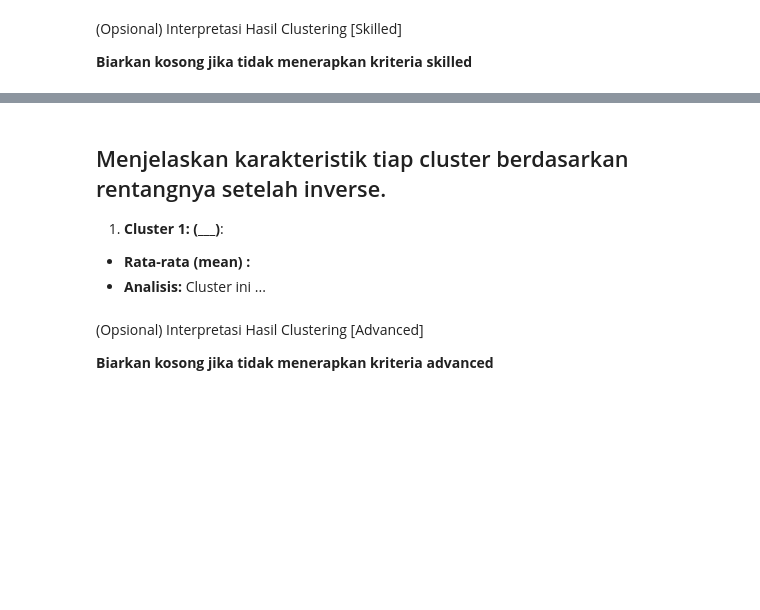
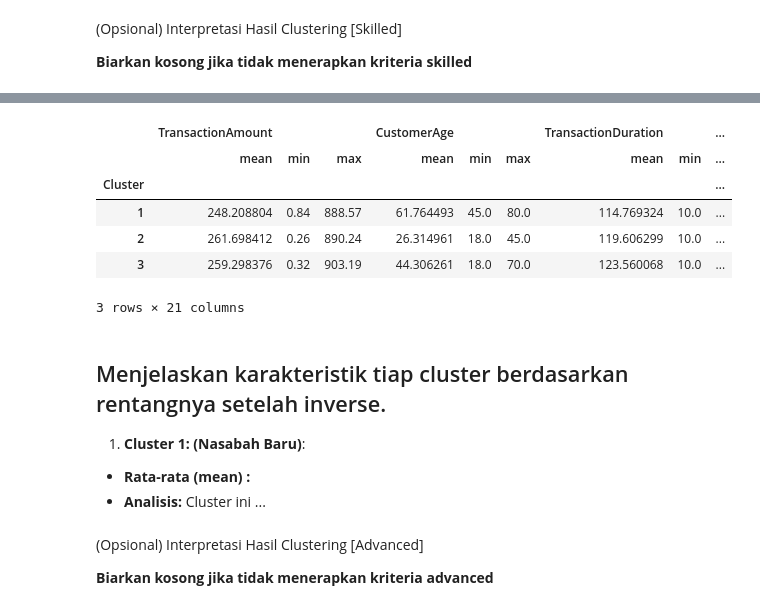
Before and after one commit to Hijaan/Dicoding_HIjaan, a Jupyter notebook: [Clustering]_Submission_Akhir_BMLP_Hasbi.ipynb, the cells around one changed output, grey strips where cells are left out. Cells and saved outputs as stored; diff of their text form; code cells hidden in the pictures; blank space fills up the shorter version.

```diff
--- a/[Clustering]_Submission_Akhir_BMLP_Hasbi.ipynb
+++ b/[Clustering]_Submission_Akhir_BMLP_Hasbi.ipynb
@@ -480,11 +549,13 @@ df
 **Biarkan kosong jika tidak menerapkan kriteria skilled**
 # %%
 # inverse dataset ke rentang normal untuk numerikal
-inverse_transformed_data = scale.inverse_transform(df_scaled.loc[clean_df.index, numerical_df.columns])
+# Select only the original numerical columns before inverse transforming
+original_numerical_cols = numerical_df.columns
+inverse_transformed_data = scale.inverse_transform(numerical_df_cleaned[original_numerical_cols])
 
 # Membersihkan data dan menggunakkan copy untuk memisahkan dengan data asli
-clean_df = clean_df.copy()
-clean_df[numerical_df.columns] = inverse_transformed_data
+clean_df = numerical_df_cleaned.copy()
+clean_df[original_numerical_cols] = inverse_transformed_data
 
 # tampilkan dataset yang sudah di-inverse
 display(clean_df.head())
@@ -500,10 +585,19 @@ df_inversed.head()
 # %%
 # Lakukan analisis deskriptif minimal mean, min dan max untuk fitur numerik dan mode untuk kategorikal seperti pada basic tetapi menggunakan data yang sudah diinverse.
-df_inversed.describe()
 # pastikan output menghasilkan agregasi dan groupby bersamaan dengan mean, min, dan max kembali setelah melakukan inverse.
+analyzed = clean_df.groupby('Cluster').agg(['mean', 'min', 'max'])
+analyzed
+# %% [output]
+|  | TransactionAmount |  |  | CustomerAge |  |  | TransactionDuration |  | ... |
+|  | mean | min | max | mean | min | max | mean | min | ... |
+| Cluster |  |  |  |  |  |  |  |  | ... |
+| 1 | 248.208804 | 0.84 | 888.57 | 61.764493 | 45.0 | 80.0 | 114.769324 | 10.0 | ... |
+| 2 | 261.698412 | 0.26 | 890.24 | 26.314961 | 18.0 | 45.0 | 119.606299 | 10.0 | ... |
+| 3 | 259.298376 | 0.32 | 903.19 | 44.306261 | 18.0 | 70.0 | 123.560068 | 10.0 | ... |
+3 rows × 21 columns
 # %% [markdown]
 ## Menjelaskan karakteristik tiap cluster berdasarkan rentangnya setelah inverse.
-1. **Cluster 1: (___)**:
+1. **Cluster 1: (Nasabah Baru)**:
   - **Rata-rata (mean) <Fitur>:** <Sebelum inverse> <Setelah inverse>
   - **Analisis:** Cluster ini ...
 # %% [markdown]
```
Also changed, not shown: parts of 21 cells of this notebook.
